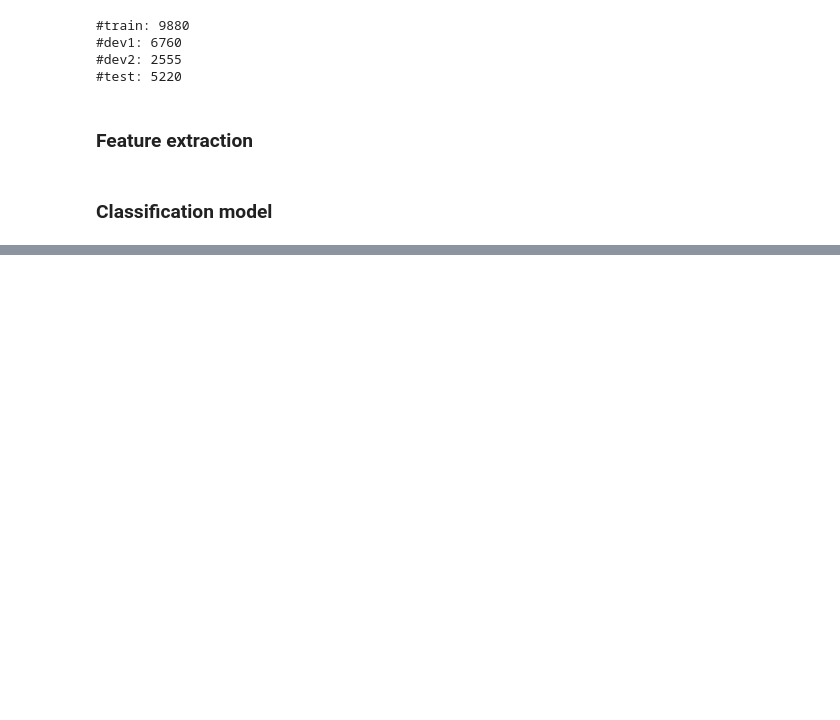
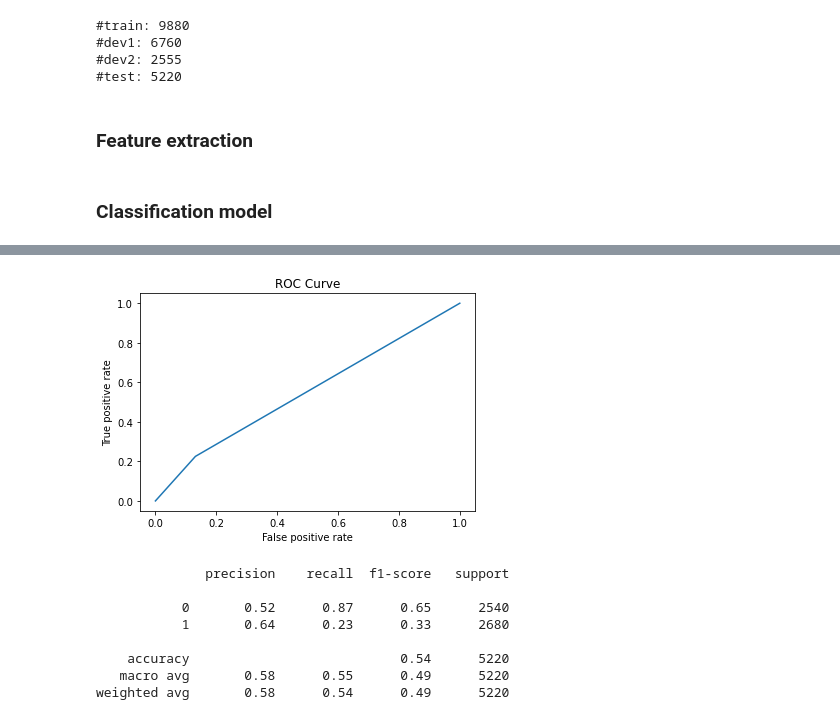
Before and after one commit to ChiWanZi1898/intoxicating-voice-detection, a Jupyter notebook: feature.ipynb, the cells around one changed output, grey strips where cells are left out. Saved outputs shown, nothing was run; the diff lists cells and outputs as text; code cells hidden in the pictures; blank space fills up the shorter version.

```diff
--- a/feature.ipynb
+++ b/feature.ipynb
@@ -155,0 +185,15 @@ weighted avg       0.65      0.51      0.37      5220
+# %%
+model = ALCModel('adaboost')
+model.fit(x_train, y_train)
+acc, report = model.evaluate(x_test, y_test, roc=True)
+print(report)
+# %% [output]
+[figure, added]
+              precision    recall  f1-score   support
+
+           0       0.52      0.87      0.65      2540
+           1       0.64      0.23      0.33      2680
+
+    accuracy                           0.54      5220
+   macro avg       0.58      0.55      0.49      5220
+weighted avg       0.58      0.54      0.49      5220
```
Also changed, not shown: parts of 4 cells of this notebook.
